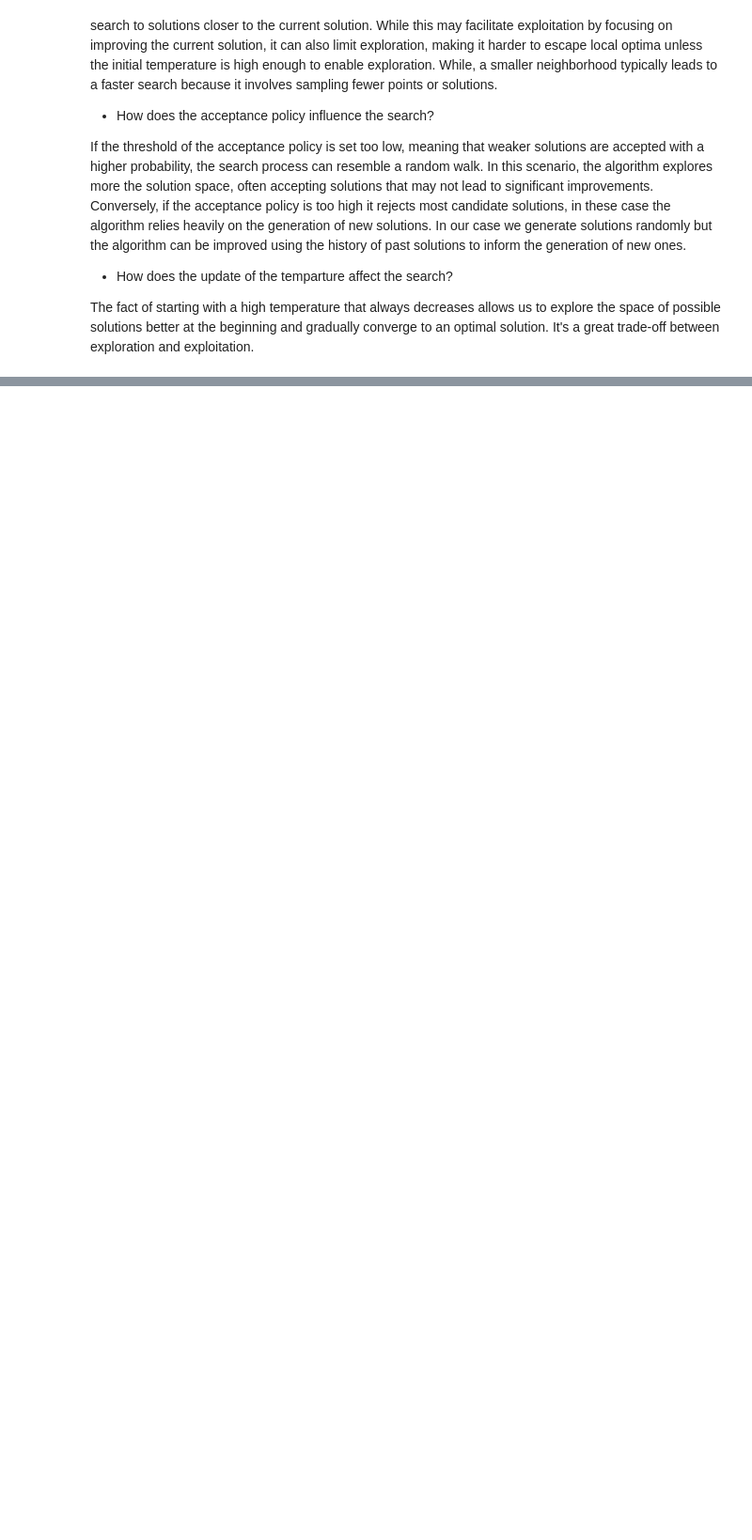
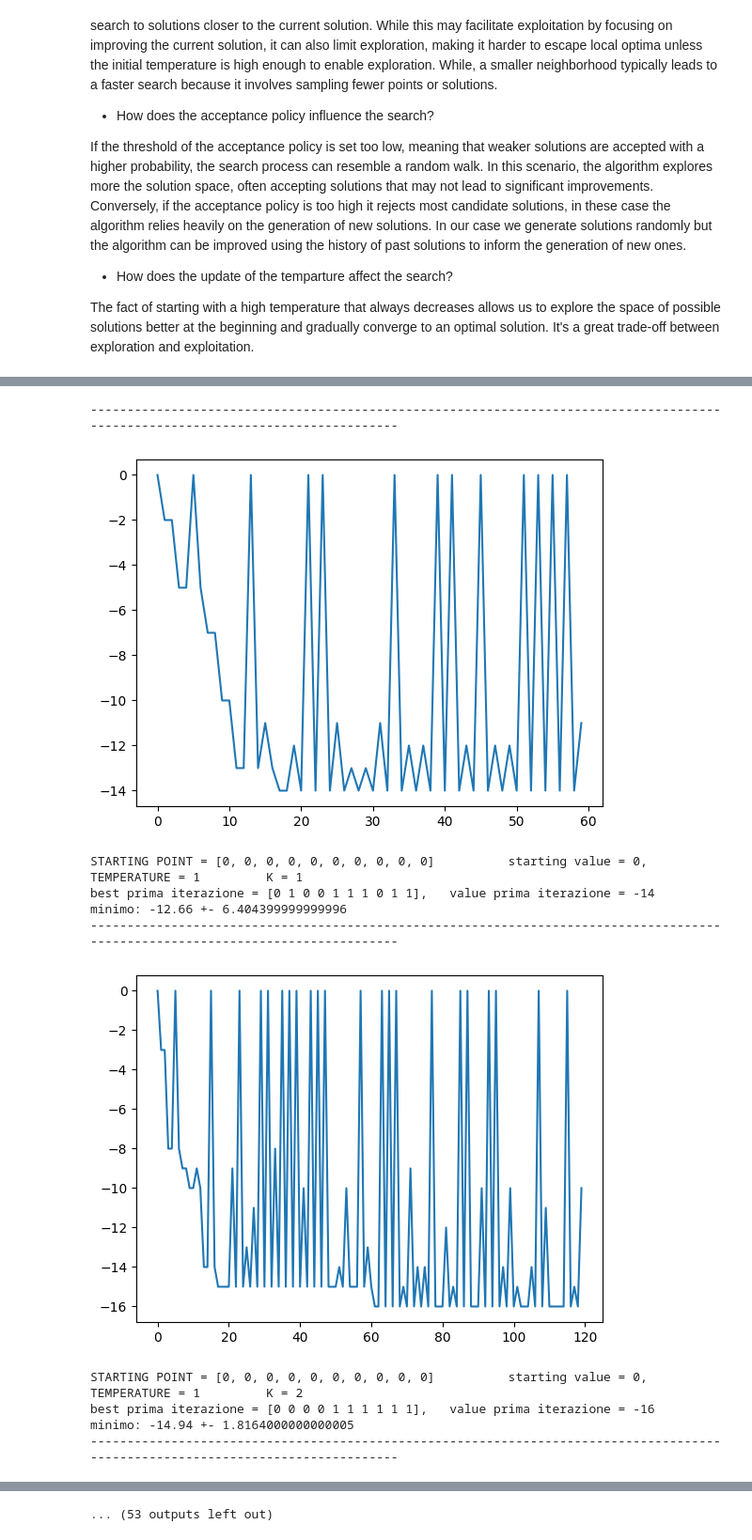
Before and after one commit to CarlottaGiacchetta/lab_optimizationTechniques, a Jupyter notebook: lab5/optimtech_lab5.ipynb, the cells around one changed output, grey strips where cells are left out. Shown at 94% size. Drawn from its saved outputs; the diff is of its cells as text; code cells hidden in the pictures; blank space fills up the shorter version.

```diff
--- a/lab5/optimtech_lab5.ipynb
+++ b/lab5/optimtech_lab5.ipynb
@@ -439,0 +392,41 @@ SOLUZIONE FNALE = [0 1 1 0 1 1 1 0 1 0]          VALORE = -15
+# %%
+func = Knapsack_0_1()
+start_list = [[0] * len(func._items), [random.randint(0, 1) for _ in range(len(func._items))] ]
+T_list = [1, 5 ,10, 20]
+k_list = [1, 2, 5, 10]
+iter_list = 30
+alpha = 0.5
+
+for start in start_list:
+
+    for T in T_list:
+
+        for k in k_list:
+            min_list = []
+
+            for sssss in range(100):
+                func = Knapsack_0_1()
+                x, eval_x = simulatedAnnealing(func, start, iter_list, T, k, alpha)
+
+                if sssss == 0:
+                    print('--------------------------------------------------------------------------------------------------------------------------------\n\n\n')
+                    func.trend()
+                    print(f'\n\nSTARTING POINT = {start} \t starting value = {func(start)}, \t TEMPERATURE = {T}\t K = {k} ')
+                    print(f'best prima iterazione = {x}, \t value prima iterazione = {eval_x}')
+                min_list.append(eval_x)
+
+            media = sum(min_list) / len(min_list)
+            varianza = sum((x - media) ** 2 for x in min_list) / len(min_list)
+            print(f'minimo: {media} +- {varianza}' )
+# %% [output]
+--------------------------------------------------------------------------------------------------------------------------------
+[figure, added]
+STARTING POINT = [0, 0, 0, 0, 0, 0, 0, 0, 0, 0]          starting value = 0,     TEMPERATURE = 1         K = 1
+best prima iterazione = [0 1 0 0 1 1 1 0 1 1],   value prima iterazione = -14
+minimo: -12.66 +- 6.404399999999996
+--------------------------------------------------------------------------------------------------------------------------------
+[figure, added]
+STARTING POINT = [0, 0, 0, 0, 0, 0, 0, 0, 0, 0]          starting value = 0,     TEMPERATURE = 1         K = 2
+best prima iterazione = [0 0 0 0 1 1 1 1 1 1],   value prima iterazione = -16
+minimo: -14.94 +- 1.8164000000000005
+--------------------------------------------------------------------------------------------------------------------------------
@@ -440,3 +449,4 @@ SOLUZIONE FNALE = [0 1 1 0 1 1 1 0 1 0]          VALORE = -15
+... (53 outputs left out)
 # %% [markdown]
 ### Final questions:
 Iterated local search, variable neighbor search, and simulated annealing are very similar optimization algorithms.
```
Also changed, not shown: parts of 4 cells of this notebook.
